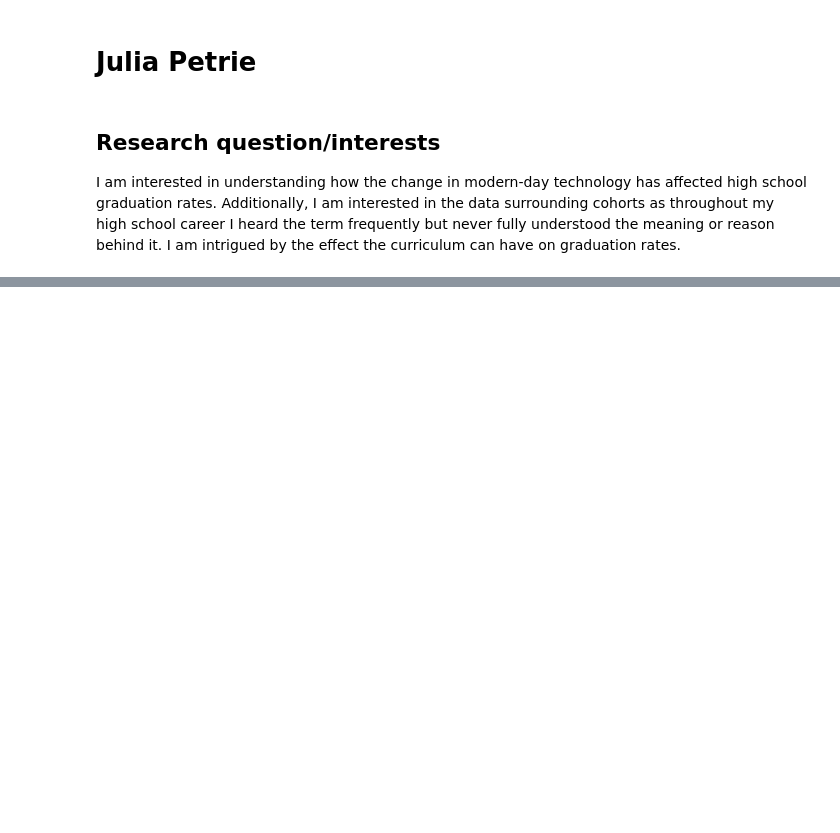
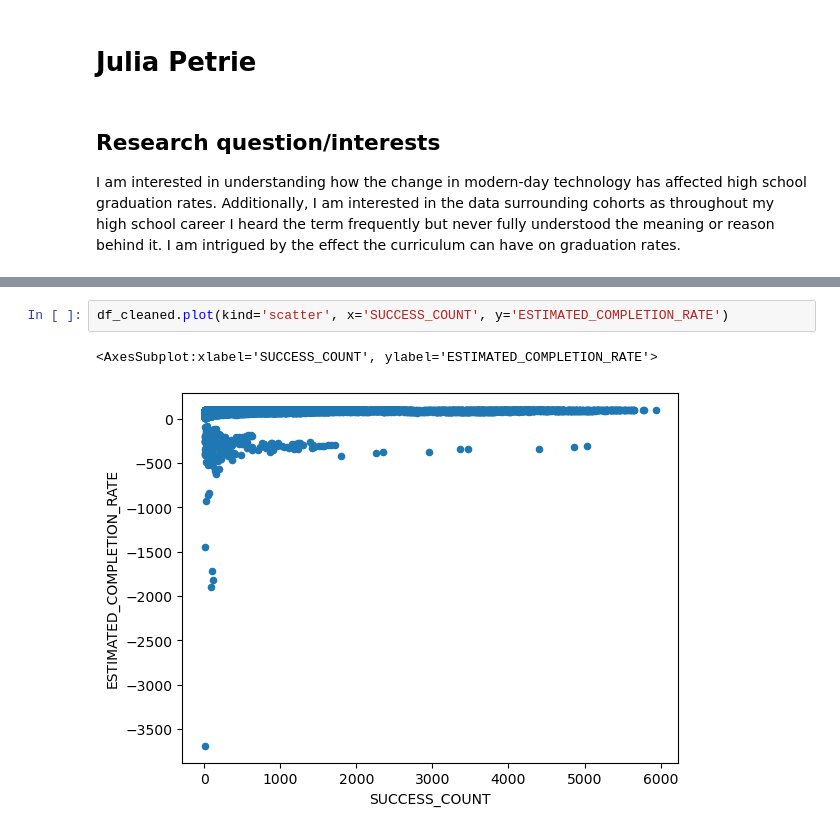
Before and after one commit to ubco-W2022T1-cosc301/project-group19, a Jupyter notebook: notebooks/analysis3.ipynb, the cells around one changed output, grey strips where cells are left out. Cells and saved outputs as stored; diff of their text form; blank space fills up the shorter version.

```diff
--- a/notebooks/analysis3.ipynb
+++ b/notebooks/analysis3.ipynb
@@ -53,0 +105,5 @@ facility
+# %%
+df_cleaned.plot(kind='scatter', x='SUCCESS_COUNT', y='ESTIMATED_COMPLETION_RATE')
+# %% [output]
+<AxesSubplot:xlabel='SUCCESS_COUNT', ylabel='ESTIMATED_COMPLETION_RATE'>
+[figure, added]
```
Also changed, not shown: parts of 9 cells of this notebook, 1 other file.
